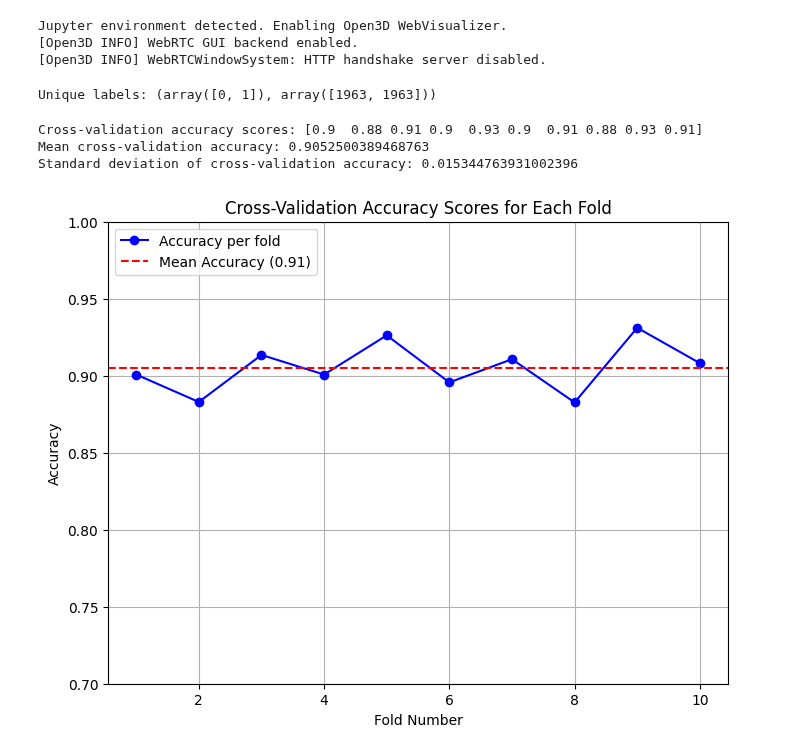
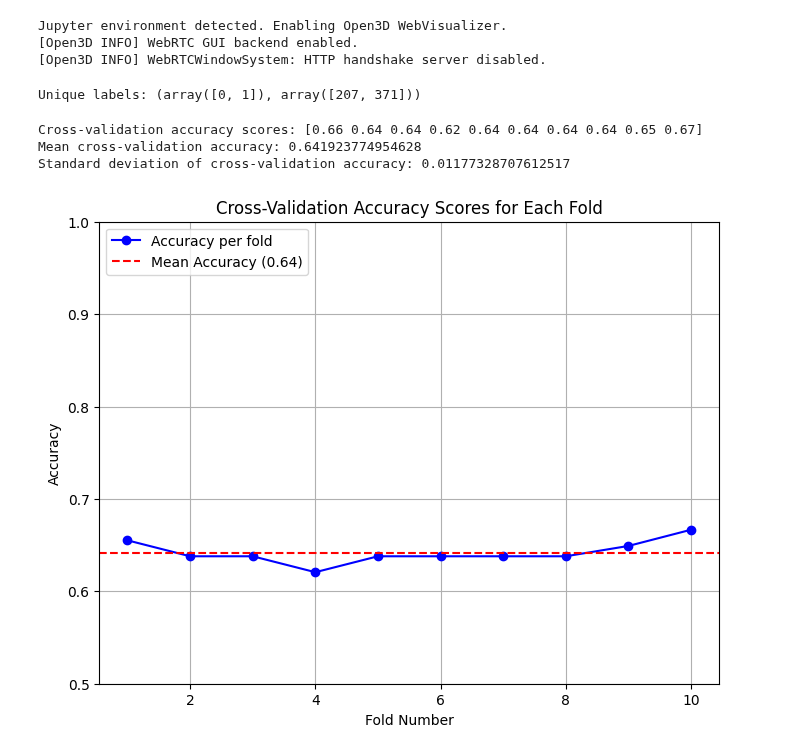
Before and after one commit to oscarlloydjohn/lloyd-john-MIUA-2025, a Jupyter notebook: gbdt.ipynb, the cells around one changed output. Saved outputs shown, nothing was run; the diff lists cells and outputs as text; code cells hidden in the pictures.

Commit message:
Ran gbdt on new dataset

```diff
--- a/gbdt.ipynb
+++ b/gbdt.ipynb
@@ -32,25 +32,13 @@ Jupyter environment detected. Enabling Open3D WebVisualizer.
 [Open3D INFO] WebRTC GUI backend enabled.
 [Open3D INFO] WebRTCWindowSystem: HTTP handshake server disabled.
 # %%
-data_path = "/uolstore/home/student_lnxhome01/sc22olj/Compsci/year3/individual-project-COMP3931/individual-project-sc22olj/scratch-disk/full-datasets/hcampus-large-cohort"
+data_path = "/uolstore/home/student_lnxhome01/sc22olj/Compsci/year3/individual-project-COMP3931/individual-project-sc22olj/scratch-disk/full-datasets/hcampus-1.5T-cohort"
 
 selected_labels = ['CN', 'MCI']
-
-# Dictionary key representing the data of interest
-data_string = 'hcampus_pointcloud'
 
 # Dictionary key representing the disease labels
 labels_string = 'research_group'
 
-# Prevent class imbalance
-downsample_majority = True
-
-# NB this argument makes prevent_id_leakage redundant
-single_img_per_subject = True
-
-# Prevent the same subject id from occuring in train and test, in case of more than one image per id
-prevent_id_leakage = True
-
 test_size = 0.3
 # %%
-dataset = SubjectDataset(data_path, selected_labels, downsample_majority=downsample_majority)
+dataset = SubjectDataset(data_path, selected_labels)
@@ -72,12 +49,12 @@ volumes = [dataset[index]['volumes'] for index in range(len(dataset.subject_list
 
 print(f"Unique labels: {np.unique(labels, return_counts=True)}\n")
 # %% [output]
-Unique labels: (array([0, 1]), array([1963, 1963]))
+Unique labels: (array([0, 1]), array([207, 371]))
 # %%
 
 with parallel_backend('threading', n_jobs=8):
 
-    model = GradientBoostingClassifier(n_estimators=50, learning_rate=0.1, max_depth=2)
+    model = GradientBoostingClassifier(n_estimators=4, learning_rate=0.1, max_depth=3)
 
     # Need to implement k fold with non-leakage datasets, there could be leakage here if single_img_per_subject is not selected
     cv = StratifiedKFold(n_splits=10, shuffle=True)
@@ -88,19 +65,19 @@ with parallel_backend('threading', n_jobs=8):
     print(f'Mean cross-validation accuracy: {np.mean(cv_scores)}')
     print(f'Standard deviation of cross-validation accuracy: {np.std(cv_scores)}')
 # %% [output]
-Cross-validation accuracy scores: [0.9  0.88 0.91 0.9  0.93 0.9  0.91 0.88 0.93 0.91]
-Mean cross-validation accuracy: 0.9052500389468763
-Standard deviation of cross-validation accuracy: 0.015344763931002396
+Cross-validation accuracy scores: [0.66 0.64 0.64 0.62 0.64 0.64 0.64 0.64 0.65 0.67]
+Mean cross-validation accuracy: 0.641923774954628
+Standard deviation of cross-validation accuracy: 0.01177328707612517
 # %%
 plt.figure(figsize=(8, 6))
 plt.plot(range(1, len(cv_scores) + 1), cv_scores, marker='o', color='b', linestyle='-', label='Accuracy per fold')
 plt.axhline(y=np.mean(cv_scores), color='r', linestyle='--', label=f'Mean Accuracy ({np.mean(cv_scores):.2f})')
 plt.title('Cross-Validation Accuracy Scores for Each Fold')
 plt.xlabel('Fold Number')
 plt.ylabel('Accuracy')
-plt.ylim(0.7, 1)
+plt.ylim(0.5,1)
 plt.legend(loc='upper left')
 plt.grid(True)
 plt.show()
 # %% [output]
-[figure, old version]
+[figure, new version]
```
Also changed, not shown: parts of 1 cell of this notebook.
